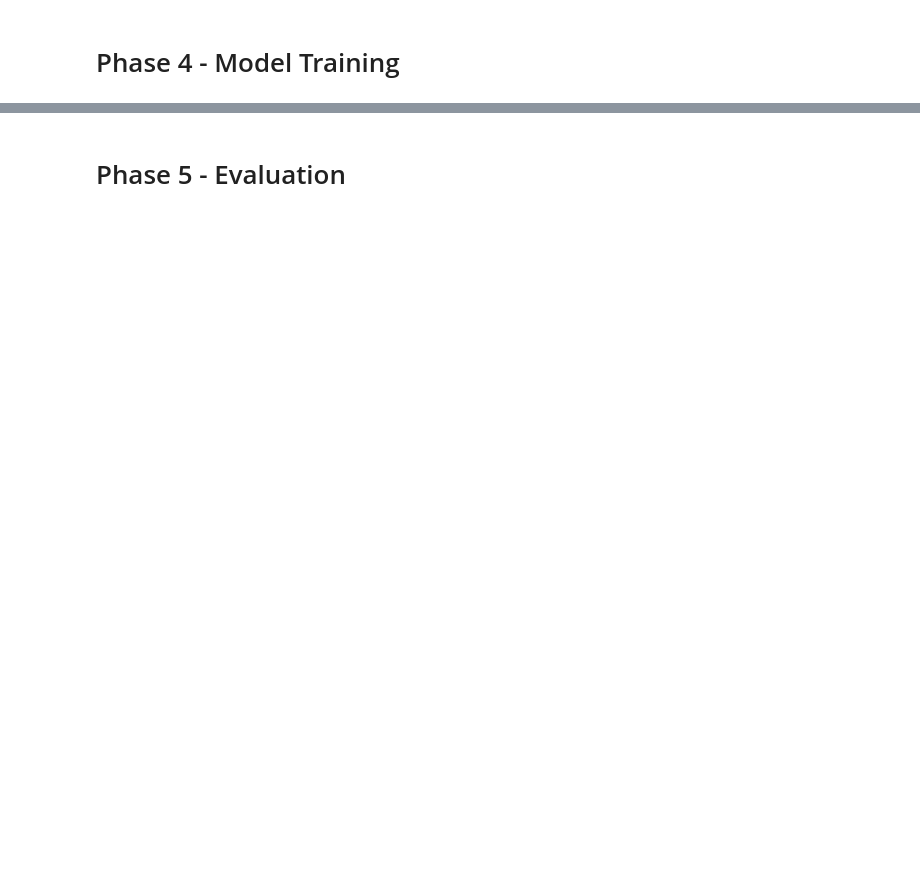
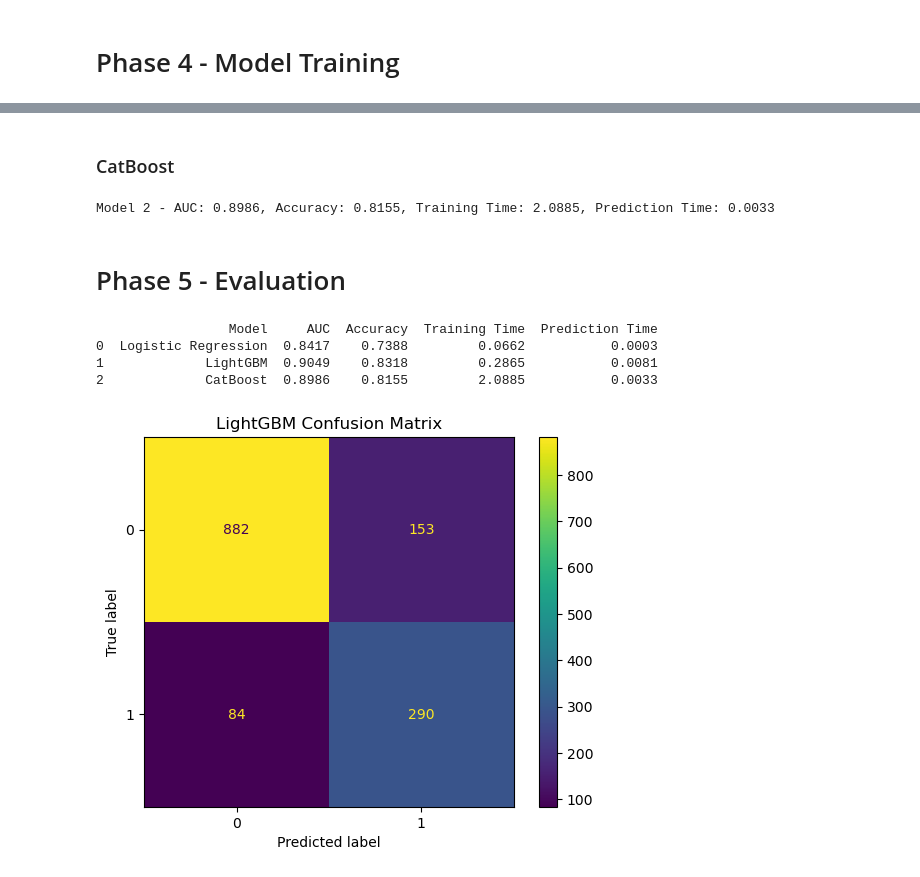
Before and after one commit to DigitalKnight74/TripleTen_Projects, a Jupyter notebook: Sprint 17 - Final Project/Interconnect_Telecom_Client_Churn.ipynb, the cells around one changed output, grey strips where cells are left out. Drawn from its saved outputs; the diff is of its cells as text; code cells hidden in the pictures; blank space fills up the shorter version.

```diff
--- a/Sprint 17 - Final Project/Interconnect_Telecom_Client_Churn.ipynb
+++ b/Sprint 17 - Final Project/Interconnect_Telecom_Client_Churn.ipynb
@@ -466,0 +498,20 @@ y = df_final['Churned']
+# %%
+# Baseline Model - Logistic Regression with class_weight='balanced' to handle class imbalance
+training_start_time = time.time()
+model_0 = LogisticRegression(class_weight='balanced', random_state=RND)
+model_0.fit(X_train_scaled,y_train)
+model_0_time = round(time.time() - training_start_time, 4)
+
+
+pred_start_time = time.time()
+y_pred_0 = model_0.predict(X_test_scaled)
+y_proba_0 = model_0.predict_proba(X_test_scaled)[:, 1]
+model_0_pred_time = round(time.time() - pred_start_time, 4)
+
+# Evaluate the model performance using accuracy and ROC AUC score
+auc_0 = round(roc_auc_score(y_test, y_proba_0), 4)
+acc_0 = round(accuracy_score(y_test, y_pred_0), 4)
+
+results.append({'Model': 'Logistic Regression', 'AUC': auc_0, 'Accuracy': acc_0, 'Training Time': model_0_time, 'Prediction Time': model_0_pred_time})
+
+print(f"Model 0 - AUC: {auc_0}, Accuracy: {acc_0}, Training Time: {model_0_time}, Prediction Time: {model_0_pred_time}")
@@ -466,0 +522,19 @@ y = df_final['Churned']
+# %%
+# LightGBM Model with is_unbalance=True to handle class imbalance
+training_start_time = time.time()
+model_1 = lgb.LGBMClassifier(is_unbalance=True, random_state=RND)
+model_1.fit(X_train, y_train)
+model_1_time = round(time.time() - training_start_time, 4)
+
+pred_start_time = time.time()
+y_pred_1 = model_1.predict(X_test)
+y_proba_1 = model_1.predict_proba(X_test)[:, 1]
+model_1_pred_time = round(time.time() - pred_start_time, 4)
+
+# Evaluate the model performance using accuracy and ROC AUC score
+auc_1 = round(roc_auc_score(y_test, y_proba_1), 4)
+acc_1 = round(accuracy_score(y_test, y_pred_1), 4)
+
+results.append({'Model': 'LightGBM', 'AUC': auc_1, 'Accuracy': acc_1, 'Training Time': model_1_time, 'Prediction Time': model_1_pred_time})
+
+print(f"Model 1 - AUC: {auc_1}, Accuracy: {acc_1}, Training Time: {model_1_time}, Prediction Time: {model_1_pred_time}")
@@ -467,2 +552,41 @@ y = df_final['Churned']
+# %% [markdown]
+### CatBoost
+# %%
+# CatBoost
+training_start_time = time.time()
+model_2 = CatBoostClassifier(auto_class_weights='Balanced', random_state=RND, verbose=False)
+model_2.fit(X_train, y_train)
+model_2_time = round(time.time() - training_start_time, 4)
+
+pred_start_time = time.time()
+y_pred_2 = model_2.predict(X_test)
+y_proba_2 = model_2.predict_proba(X_test)[:, 1]
+model_2_pred_time = round(time.time() - pred_start_time, 4)
+
+# Evaluate the model performance using accuracy and ROC AUC score
+auc_2 = round(roc_auc_score(y_test, y_proba_2), 4)
+acc_2 = round(accuracy_score(y_test, y_pred_2), 4)
+
+results.append({'Model': 'CatBoost', 'AUC': auc_2, 'Accuracy': acc_2, 'Training Time': model_2_time, 'Prediction Time': model_2_pred_time})
+
+print(f"Model 2 - AUC: {auc_2}, Accuracy: {acc_2}, Training Time: {model_2_time}, Prediction Time: {model_2_pred_time}")
+# %% [output]
+Model 2 - AUC: 0.8986, Accuracy: 0.8155, Training Time: 2.0885, Prediction Time: 0.0033
 # %% [markdown]
 # Phase 5 - Evaluation
+# %%
+results_df = pd.DataFrame(results)
+
+print(results_df)
+# %% [output]
+                 Model     AUC  Accuracy  Training Time  Prediction Time
+0  Logistic Regression  0.8417    0.7388         0.0662           0.0003
+1             LightGBM  0.9049    0.8318         0.2865           0.0081
+2             CatBoost  0.8986    0.8155         2.0885           0.0033
+# %%
+# Confusion Matrix for the best performing model (LightGBM)
+ConfusionMatrixDisplay.from_predictions(y_test, y_pred_1)
+plt.title('LightGBM Confusion Matrix')
+plt.show()
+# %% [output]
+[figure, added]
```
Also changed, not shown: parts of 15 cells of this notebook, 4 other files.
